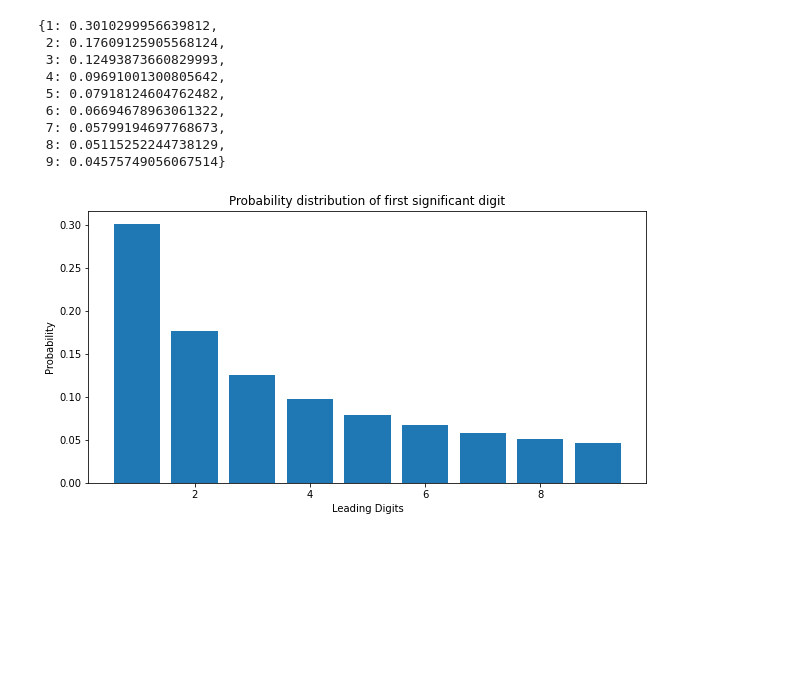
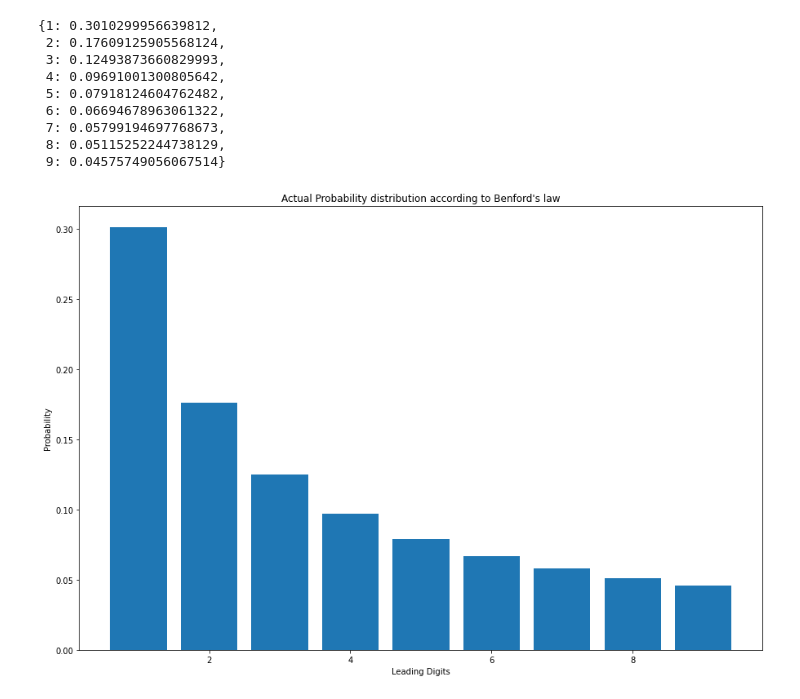
Before and after one commit to JuJu2181/Benford_Data_Analysis, a Jupyter notebook: notebooks/generate_dataset.ipynb, the cells around one changed output. Cells and saved outputs as stored; diff of their text form; code cells hidden in the pictures; blank space fills up the shorter version.

```diff
--- a/notebooks/generate_dataset.ipynb
+++ b/notebooks/generate_dataset.ipynb
@@ -222,14 +222,14 @@ benford_distribution
  8: 0.05115252244738129,
  9: 0.04575749056067514}
 # %%
-fig = plt.figure(figsize=(10,5))
+fig = plt.figure(figsize=(15,10))
 plt.bar(benford_distribution.keys(),benford_distribution.values())
 plt.xlabel("Leading Digits")
 plt.ylabel("Probability")
 plt.title("Actual Probability distribution according to Benford's law")
 plt.savefig("data_distribution.png")
 plt.show()
 # %% [output]
-[figure, old version]
+[figure, new version]
 # %%
 benford_key_order = benford_distribution.keys()
```
Also changed, not shown: 22 other files.
